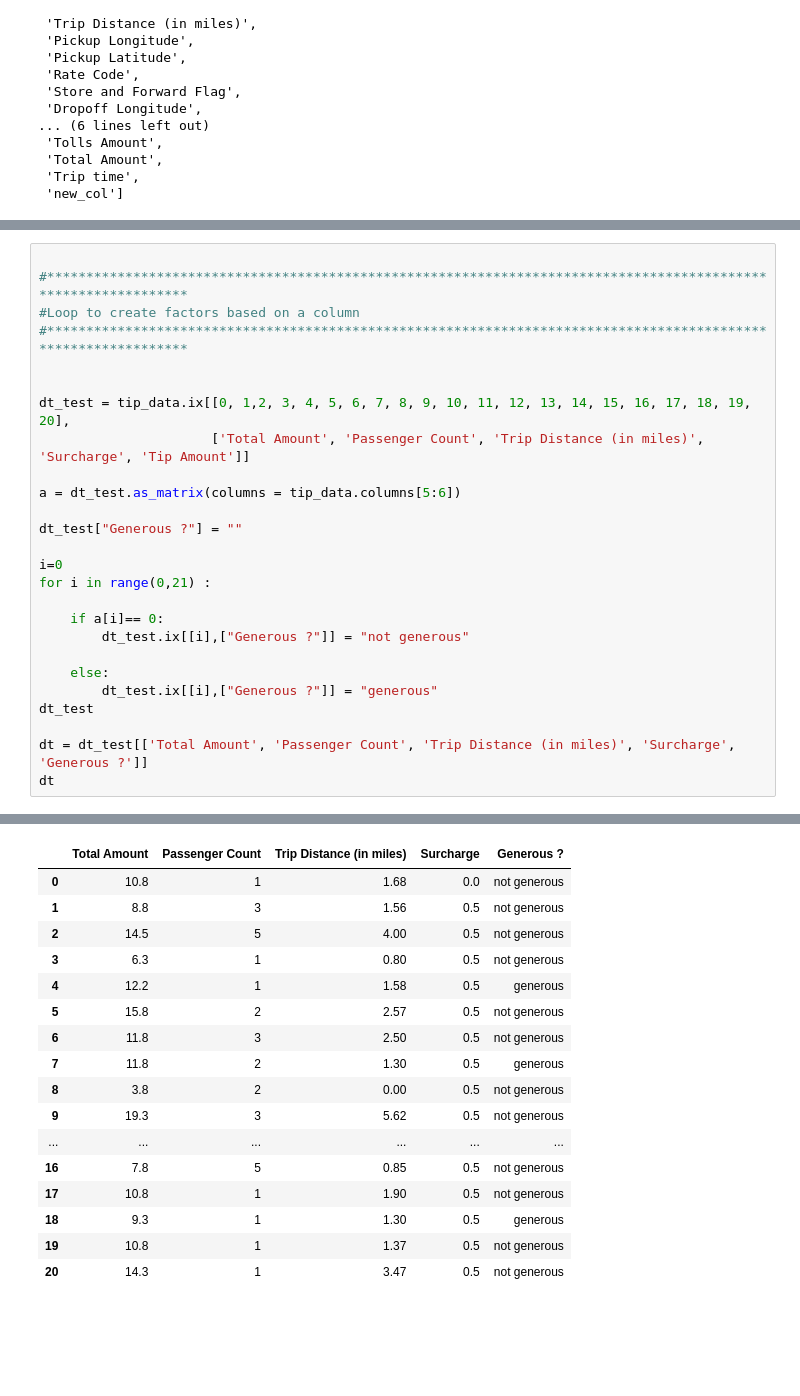
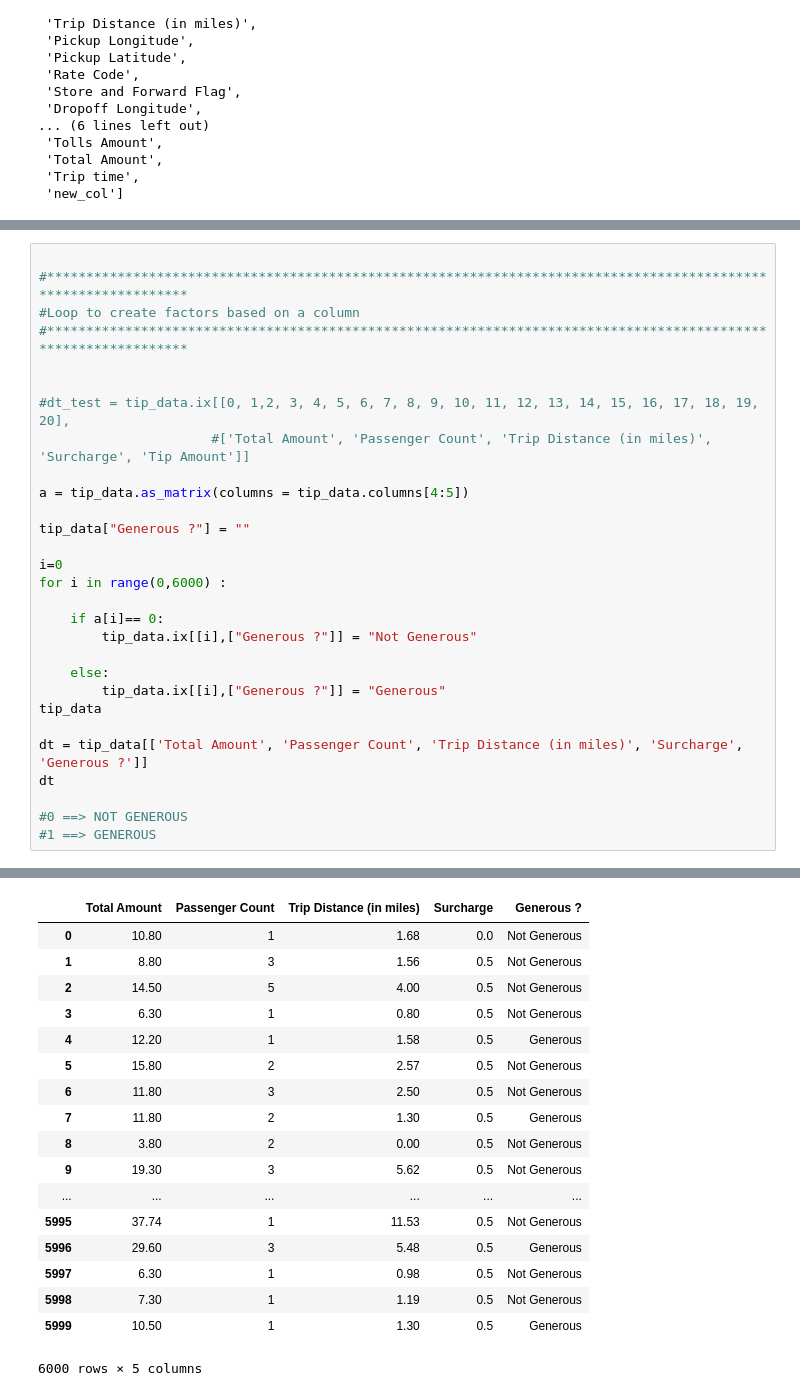
Before and after one commit to rapha94/NYC_Taxis, a Jupyter notebook: project.ipynb, the cells around one changed output, grey strips where cells are left out. Drawn from its saved outputs; the diff is of its cells as text; blank space fills up the shorter version.

```diff
--- a/project.ipynb
+++ b/project.ipynb
@@ -349,23 +433,26 @@ array([ 0.07249686])
 #***************************************************************************************************************
 
 
-dt_test = tip_data.ix[[0, 1,2, 3, 4, 5, 6, 7, 8, 9, 10, 11, 12, 13, 14, 15, 16, 17, 18, 19, 20],
-                      ['Total Amount', 'Passenger Count', 'Trip Distance (in miles)', 'Surcharge', 'Tip Amount']]
+#dt_test = tip_data.ix[[0, 1,2, 3, 4, 5, 6, 7, 8, 9, 10, 11, 12, 13, 14, 15, 16, 17, 18, 19, 20],
+                      #['Total Amount', 'Passenger Count', 'Trip Distance (in miles)', 'Surcharge', 'Tip Amount']]
 
-a = dt_test.as_matrix(columns = tip_data.columns[5:6])
+a = tip_data.as_matrix(columns = tip_data.columns[4:5])
 
-dt_test["Generous ?"] = ""
+tip_data["Generous ?"] = ""
 
 i=0
-for i in range(0,21) :
+for i in range(0,6000) :
 
     if a[i]== 0:
-        dt_test.ix[[i],["Generous ?"]] = "not generous"
+        tip_data.ix[[i],["Generous ?"]] = "Not Generous"
 
     else:
-        dt_test.ix[[i],["Generous ?"]] = "generous"
-dt_test
+        tip_data.ix[[i],["Generous ?"]] = "Generous"
+tip_data
 
-dt = dt_test[['Total Amount', 'Passenger Count', 'Trip Distance (in miles)', 'Surcharge', 'Generous ?']]
+dt = tip_data[['Total Amount', 'Passenger Count', 'Trip Distance (in miles)', 'Surcharge', 'Generous ?']]
 dt
+
+#0 ==> NOT GENEROUS
+#1 ==> GENEROUS
 # %% [output]
@@ -378,20 +469,21 @@ http://pandas.pydata.org/pandas-docs/stable/indexing.html#ix-indexer-is-deprecat
 |  | Total Amount | Passenger Count | Trip Distance (in miles) | Surcharge | Generous ? |
-| 0 | 10.8 | 1 | 1.68 | 0.0 | not generous |
-| 1 | 8.8 | 3 | 1.56 | 0.5 | not generous |
-| 2 | 14.5 | 5 | 4.00 | 0.5 | not generous |
-| 3 | 6.3 | 1 | 0.80 | 0.5 | not generous |
-| 4 | 12.2 | 1 | 1.58 | 0.5 | generous |
-| 5 | 15.8 | 2 | 2.57 | 0.5 | not generous |
-| 6 | 11.8 | 3 | 2.50 | 0.5 | not generous |
-| 7 | 11.8 | 2 | 1.30 | 0.5 | generous |
-| 8 | 3.8 | 2 | 0.00 | 0.5 | not generous |
-| 9 | 19.3 | 3 | 5.62 | 0.5 | not generous |
+| 0 | 10.80 | 1 | 1.68 | 0.0 | Not Generous |
+| 1 | 8.80 | 3 | 1.56 | 0.5 | Not Generous |
+| 2 | 14.50 | 5 | 4.00 | 0.5 | Not Generous |
+| 3 | 6.30 | 1 | 0.80 | 0.5 | Not Generous |
+| 4 | 12.20 | 1 | 1.58 | 0.5 | Generous |
+| 5 | 15.80 | 2 | 2.57 | 0.5 | Not Generous |
+| 6 | 11.80 | 3 | 2.50 | 0.5 | Not Generous |
+| 7 | 11.80 | 2 | 1.30 | 0.5 | Generous |
+| 8 | 3.80 | 2 | 0.00 | 0.5 | Not Generous |
+| 9 | 19.30 | 3 | 5.62 | 0.5 | Not Generous |
 | ... | ... | ... | ... | ... | ... |
-| 16 | 7.8 | 5 | 0.85 | 0.5 | not generous |
-| 17 | 10.8 | 1 | 1.90 | 0.5 | not generous |
-| 18 | 9.3 | 1 | 1.30 | 0.5 | generous |
-| 19 | 10.8 | 1 | 1.37 | 0.5 | not generous |
-| 20 | 14.3 | 1 | 3.47 | 0.5 | not generous |
+| 5995 | 37.74 | 1 | 11.53 | 0.5 | Not Generous |
+| 5996 | 29.60 | 3 | 5.48 | 0.5 | Generous |
+| 5997 | 6.30 | 1 | 0.98 | 0.5 | Not Generous |
+| 5998 | 7.30 | 1 | 1.19 | 0.5 | Not Generous |
+| 5999 | 10.50 | 1 | 1.30 | 0.5 | Generous |
+6000 rows × 5 columns
 # %%
 #***************************************************************************************************************
 #Classification ==> KNN Algo
```
Also changed, not shown: parts of 30 cells of this notebook.
